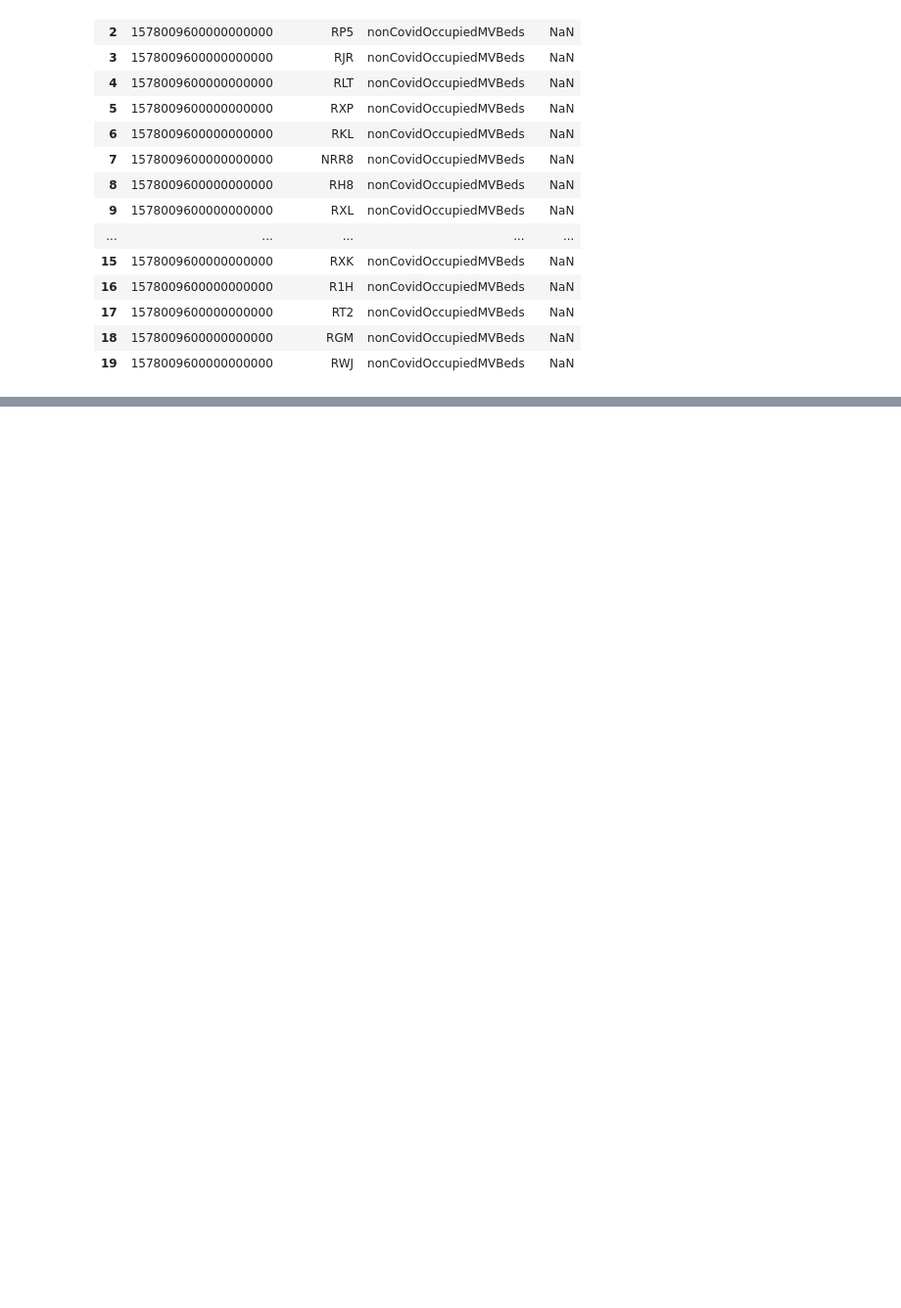
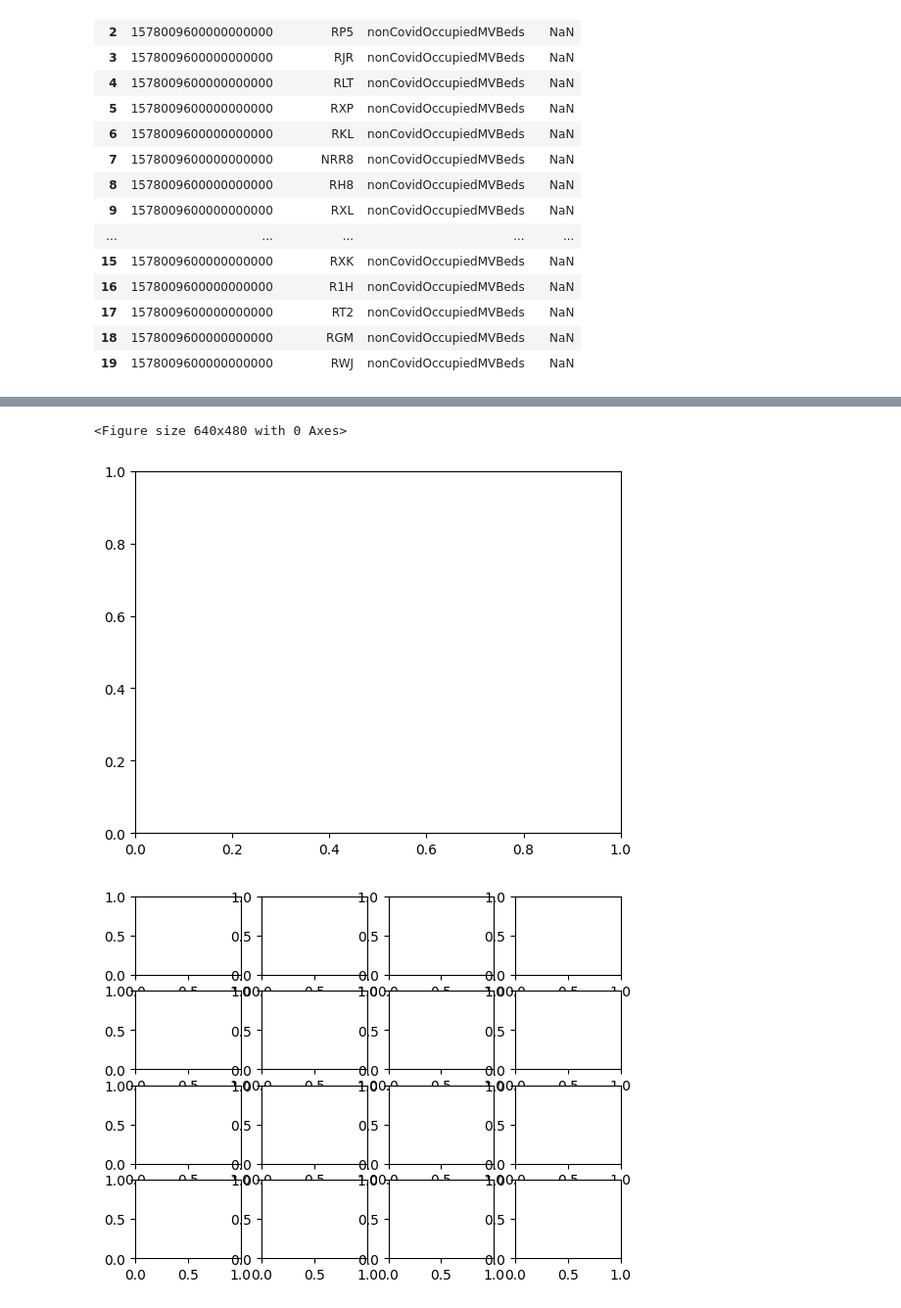
Before and after one commit to DilshadPython/Python, a Jupyter notebook: Data-Science/matplotlib.ipynb, the cells around one changed output, grey strips where cells are left out. Shown at 98% size. Drawn from its saved outputs; the diff is of its cells as text; code cells hidden in the pictures; blank space fills up the shorter version.

```diff
--- a/Data-Science/matplotlib.ipynb
+++ b/Data-Science/matplotlib.ipynb
@@ -279,0 +294,9 @@ readme.head(20)
+# %%
+figs = plt.figure()
+figs, axa = plt.subplots()
+figs, axs = plt.subplots(4,4)
+figs, axs = plt.subplot_mosaic([['left', 'right_top'], ['left', 'right_bottom']])
+# %% [output]
+<Figure size 640x480 with 0 Axes>
+[figure, added]
+[figure, added]
```
Also changed, not shown: parts of 12 cells of this notebook, 3 other files.
